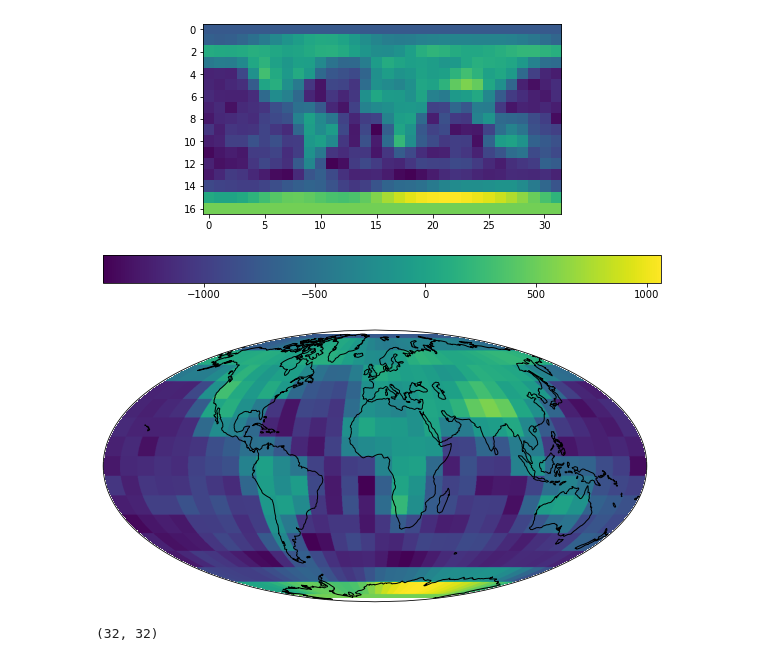
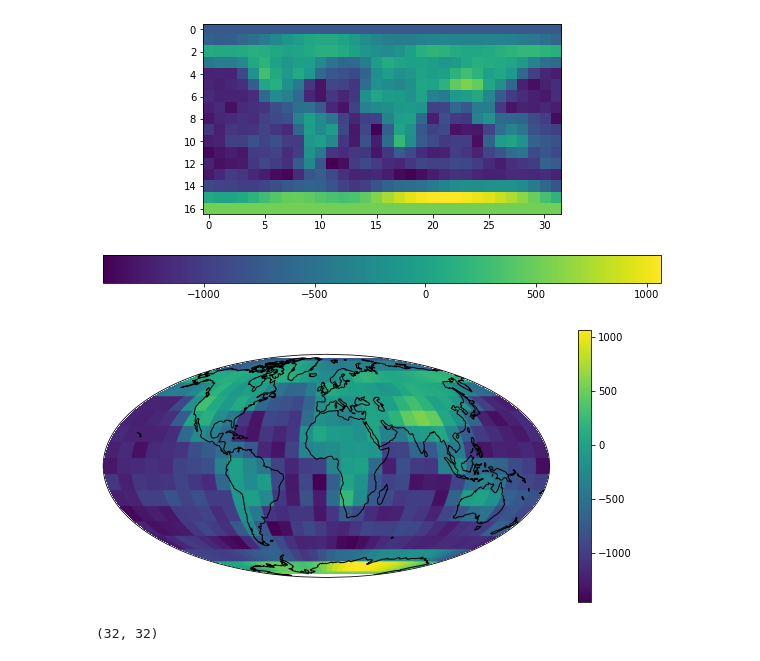
Before and after one commit to astro-informatics/s2fft, a Jupyter notebook: notebooks/plot_earth.ipynb, the cells around one changed output. Drawn from its saved outputs; the diff is of its cells as text; code cells hidden in the pictures.

```diff
--- a/notebooks/plot_earth.ipynb
+++ b/notebooks/plot_earth.ipynb
@@ -48,14 +48,18 @@ plt.colorbar(orientation="horizontal")
 [figure]
 # %%
 import cartopy.crs as ccrs
+from mpl_toolkits.axes_grid1 import make_axes_locatable
+
+
 plt.figure(figsize=(10,5))
 ax = plt.axes(projection=ccrs.Mollweide())
-ax.set_global()
+# ax.set_global()
 ax.coastlines()
-ax.imshow(np.real(f),transform=ccrs.PlateCarree())
+im = ax.imshow(np.real(f),transform=ccrs.PlateCarree())
+plt.colorbar(im, ax=ax)
 plt.show()
 # %% [output]
-[figure, old version]
+[figure, new version]
 # %%
 f_ext = s2f.resampling.periodic_extension(f, L, sampling=sampling)
 f_ext.shape
```
Also changed, not shown: parts of 2 cells of this notebook, 2 other files.
